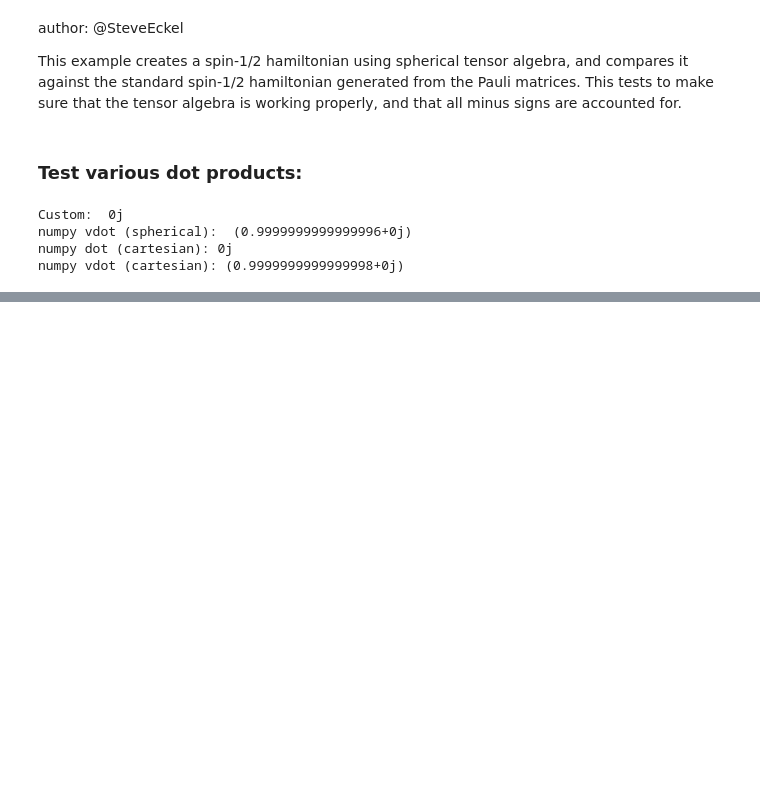
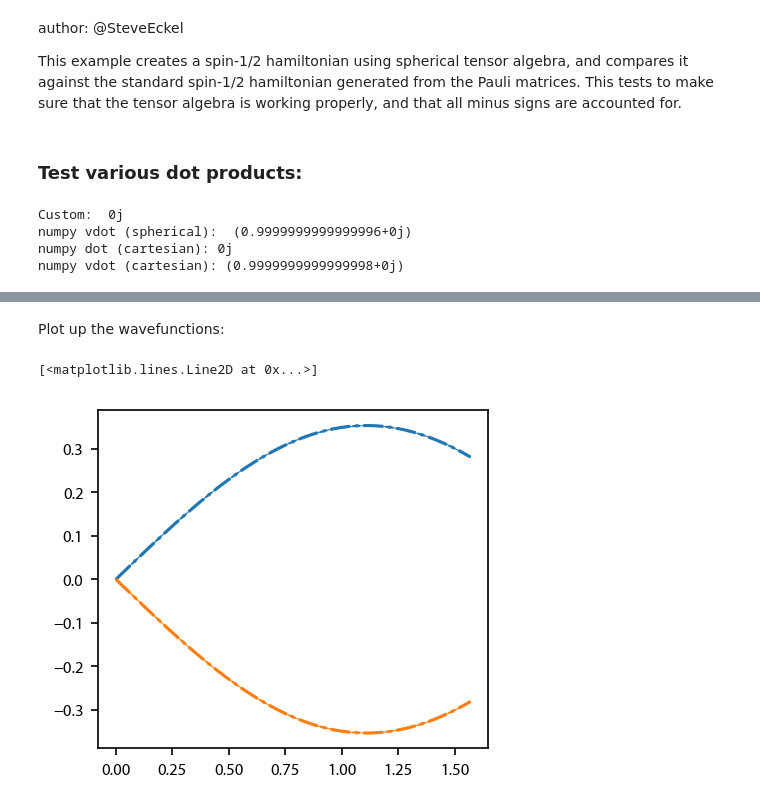
Before and after one commit to JQIamo/pylcp, a Jupyter notebook: examples/basics/hamiltonians/00_spin_in_magnetic_field.ipynb, the cells around one changed output, grey strips where cells are left out. Drawn from its saved outputs; the diff is of its cells as text; code cells hidden in the pictures; blank space fills up the shorter version.

```diff
--- a/examples/basics/hamiltonians/00_spin_in_magnetic_field.ipynb
+++ b/examples/basics/hamiltonians/00_spin_in_magnetic_field.ipynb
@@ -37,7 +37,7 @@ Note as well that $gF > 0$ implies the magnetic moment is OPPOSITE F.  If the
 magnetic moment is opposite the spin, then it will rotate clockwise when viewed
 from the tip of the magnetic field vector.
 # %%
-B = np.array([1., 0., 0.])
+B = np.array([1., 1., 0.])
 
 gF = 1 # See note above
 H_0, mu_q, basis = pylcp.hamiltonians.singleF(1/2, gF=gF, muB=1, return_basis=True)
@@ -55,7 +55,7 @@ mu_pauli = -gF*S_pauli # Note muB=1 above.
 
 # Tensor algebra from Wikipedia (https://en.wikipedia.org/wiki/Spherical_basis):
 Bq = np.array([(B[0]-1j*B[1])/np.sqrt(2), B[2], -(B[0]+1j*B[1])/np.sqrt(2)])
-H = np.tensordot(-mu_q, np.conjugate(Bq), axes=(0, 0))
+H = -np.tensordot(mu_q, np.conjugate(Bq), axes=(0, 0))
 # From Brown and Carrington:
 """Bq = np.array([(B[0]-1j*B[1])/np.sqrt(2), B[2], -(B[0]+1j*B[1])/np.sqrt(2)])
 H = -spherical_dot(mu_q, cart2spherical(B))"""
@@ -63,25 +63,15 @@ H = -spherical_dot(mu_q, cart2spherical(B))"""
 # The Hamiltonian from the Pauli matrices.  Duh
 H_pauli = -np.tensordot(mu_pauli, B, axes=(0, 0))
 
-#print(H)
-#print(H2)
+# Now create the OBEs:
+hamiltonian = pylcp.hamiltonian()
+hamiltonian.add_H_0_block('g', H_0)
+hamiltonian.add_mu_q_block('g', mu_q)
 
-# Evolve both:
-sol = solve_ivp(lambda t, x: -1j*H @ x, [0, np.pi/2], np.array([0., 1.]).astype('complex128'),
-                t_eval = np.linspace(0, np.pi/2, 50))
-sol_pauli = solve_ivp(lambda t, x: -1j*H_pauli @ x, [0, np.pi/2],
-                      np.array([1., 0.]).astype('complex128'),
-                      t_eval = np.linspace(0, np.pi/2, 50))
+magField = pylcp.constantMagneticField(B)
+laserBeams = {}
 
-# Compute expectation values:
-avS = np.zeros((3, sol.t.size))
-avS_pauli = np.zeros((3, sol.t.size))
-for ii in range(3):
-    for jj in range(sol.t.size):
-        avS[ii, jj] = np.real(np.conjugate(sol.y[:, jj].T)@S[ii]@sol.y[:, jj])
-        avS_pauli[ii, jj] = np.real(np.conjugate(sol_pauli.y[:, jj].T)@
-                                    S_pauli[ii]@sol_pauli.y[:, jj])
-
-fig, ax = plt.subplots(1, 1)
-[ax.plot(sol.t, avS[jj], linewidth=0.75, color='C%d'%jj) for jj in range(3)]
-[ax.plot(sol.t, avS_pauli[jj], '--', color='C%d'%jj) for jj in range(3)]
+obe = pylcp.obe(laserBeams, magField, hamiltonian, transform_into_re_im=False)
+pop = np.zeros((H_0.shape[0],))
+pop[-1] = 1
+obe.set_initial_rho_from_populations(pop)
@@ -92,0 +125,14 @@ fig, ax = plt.subplots(1, 1)
+# %% [markdown]
+Plot up the wavefunctions:
+# %%
+fig, ax = plt.subplots(1, 1)
+ax.plot(obe.sol.t, np.real(obe.sol.rho[1, 0]),  '-.', linewidth=1.5, color='C0')
+ax.plot(sol.t, np.real(sol.y[0, :]*np.conjugate(sol.y[1, :])), '--', linewidth=1., color='C0')
+ax.plot(sol.t, np.real(sol_pauli.y[1, :]*np.conjugate(sol_pauli.y[0, :])), '-', linewidth=0.5, color='C0')
+
+ax.plot(obe.sol.t, np.imag(obe.sol.rho[1, 0]),  '-.', linewidth=1.5, color='C1')
+ax.plot(sol.t, np.imag(sol.y[0, :]*np.conjugate(sol.y[1, :])), '--', linewidth=1., color='C1')
+ax.plot(sol.t, np.imag(sol_pauli.y[1, :]*np.conjugate(sol_pauli.y[0, :])), '-', linewidth=0.5, color='C1')
+# %% [output]
+[<matplotlib.lines.Line2D at 0x...>]
+[figure, added]
```
Also changed, not shown: parts of 9 cells of this notebook, 7 other files.
